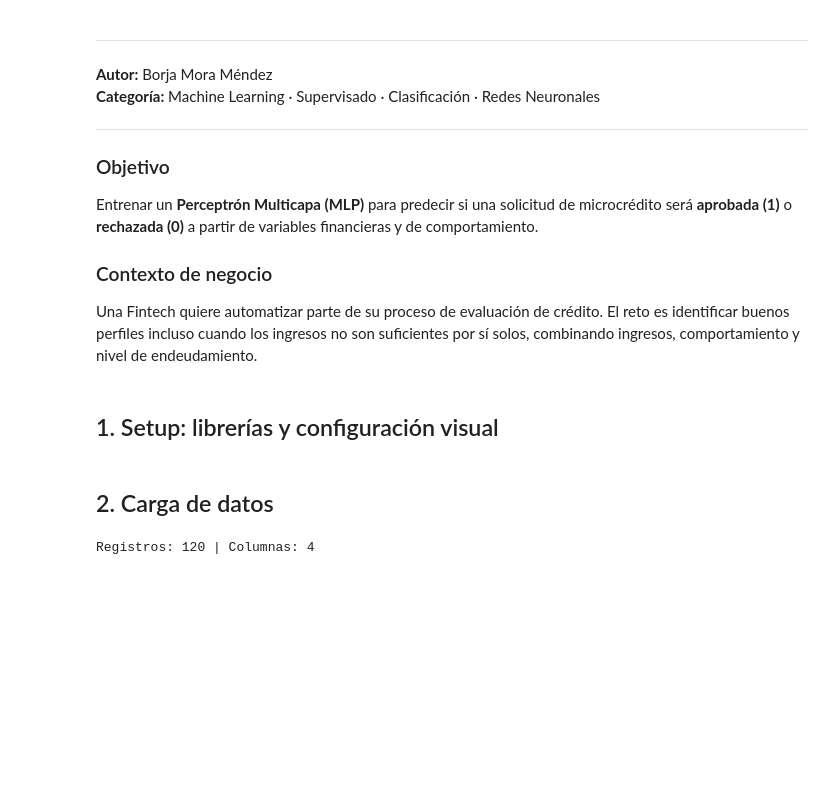
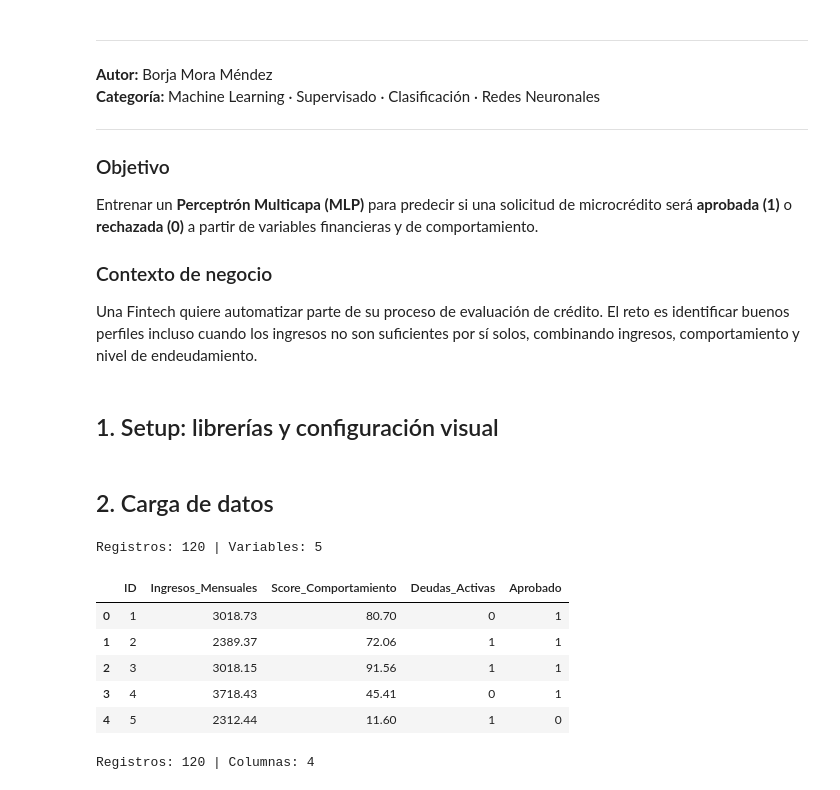
Before and after one commit to BORJAMOME/Data-Analytics-Portfolio, a Jupyter notebook: 03-Machine-Learning/03-redes-neuronales/mlp/01-clasificacion-fintech/notebook.ipynb, the cells around one changed output. Saved outputs shown, nothing was run; the diff lists cells and outputs as text; code cells hidden in the pictures; blank space fills up the shorter version.

```diff
--- a/03-Machine-Learning/03-redes-neuronales/mlp/01-clasificacion-fintech/notebook.ipynb
+++ b/03-Machine-Learning/03-redes-neuronales/mlp/01-clasificacion-fintech/notebook.ipynb
@@ -65,5 +65,3 @@ plt.rcParams.update({
 })
 
 pd.set_option('display.max_columns', None)
-# %% [markdown]
-## 2. Carga de datos
@@ -132,3 +68,19 @@ data_dict = {
+# %% [markdown]
+## 2. Carga de datos
+# %%
+# Carga del dataset
+df = pd.read_excel("dataset_fintech.xlsx")
+
+print(f"Registros: {df.shape[0]:,} | Variables: {df.shape[1]}")
+df.head()
+# %% [output]
+Registros: 120 | Variables: 5
+|  | ID | Ingresos_Mensuales | Score_Comportamiento | Deudas_Activas | Aprobado |
+| 0 | 1 | 3018.73 | 80.70 | 0 | 1 |
+| 1 | 2 | 2389.37 | 72.06 | 1 | 1 |
+| 2 | 3 | 3018.15 | 91.56 | 1 | 1 |
+| 3 | 4 | 3718.43 | 45.41 | 0 | 1 |
+| 4 | 5 | 2312.44 | 11.60 | 1 | 0 |
 # %%
 df = pd.DataFrame(data_dict)
 
```
Also changed, not shown: parts of 1 cell of this notebook, 7 other files.
